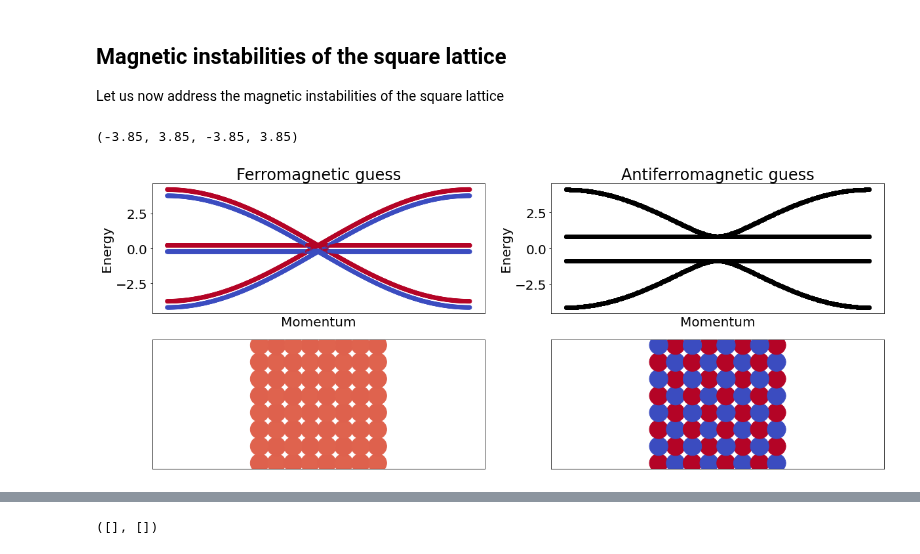
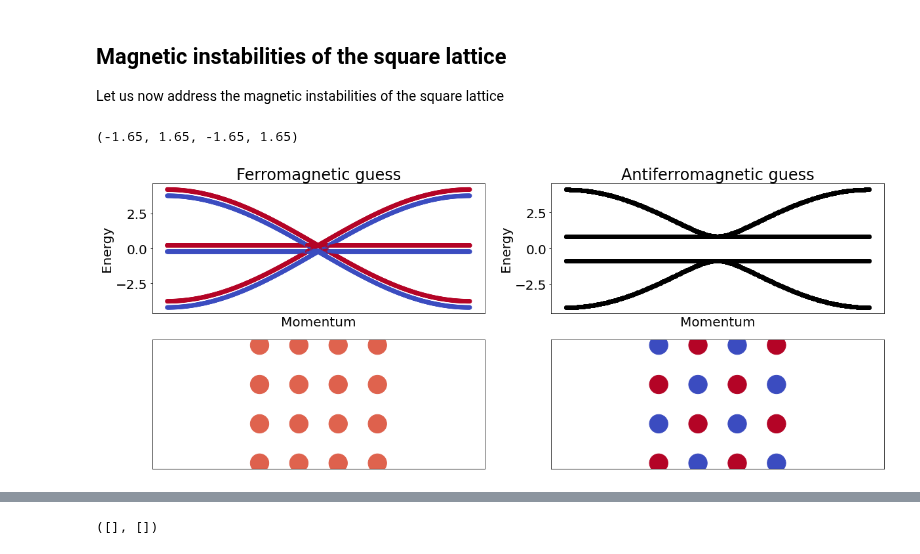
Before and after one commit to joselado/jyvaskyla_summer_school_2022, a Jupyter notebook: sessions/session3.ipynb, the cells around one changed output, grey strips where cells are left out. Cells and saved outputs as stored; diff of their text form; code cells hidden in the pictures.

```diff
--- a/sessions/session3.ipynb
+++ b/sessions/session3.ipynb
@@ -108,33 +130,34 @@ Let us now address the magnetic instabilities of the square lattice
 # %%
 g = geometry.square_lattice_bipartite() # generate a chain with two sites per unit cell
 h = g.get_hamiltonian() # generate the Hamiltonian
 
 # let us now add interactions, and compute the electronic structure
 U = 3.0 # value of the local interaction
 
 # first with a ferromagnetic guess
 plt.subplot(2,2,1)
 plt.title("Ferromagnetic guess")
+
 hfe = h.get_mean_field_hamiltonian(U=U,mf="ferro",mix=0.9) # FE guess
 (k,e,c) = hfe.get_bands(operator="sz") # compute band structure
 plt.scatter(k,e,c=c) ; plt.xlabel("Momentum") ; plt.ylabel("Energy") ; plt.xticks([]) # plot
 
-# plot magnetization
-hs = hfe.get_supercell(4) ; gs = hs.geometry ; mz = hs.extract("mz") # supercell geometry and Mz
+# plot z-component of the magnetization
+hs = hfe.get_supercell(2) ; gs = hs.geometry ; mz = hs.extract("mz") # supercell geometry and Mz
 plt.subplot(2,2,3)
 plt.scatter(gs.r[:,0],gs.r[:,1],c=mz,vmin=-.3,vmax=.3,s=800) ; plt.yticks([]) ; plt.xticks([]) ; plt.axis("equal")
 
 # and with an antiferromagnetic guess
 plt.subplot(2,2,2)
 plt.title("Antiferromagnetic guess")
 haf = h.get_mean_field_hamiltonian(U=U,mf="antiferro",mix=0.9) # AF guess
 (k,e) = haf.get_bands() # compute band structure
 plt.scatter(k,e,c="black") ; plt.xlabel("Momentum") ; plt.ylabel("Energy") ; plt.xticks([]) # plot
 
-# plot magnetization
-hs = haf.get_supercell(4) ; gs = hs.geometry ; mz = hs.extract("mz") # supercell geometry and Mz
+# plot z-component of the magnetization
+hs = haf.get_supercell(2) ; gs = hs.geometry ; mz = hs.extract("mz") # supercell geometry and Mz
 plt.subplot(2,2,4)
 plt.scatter(gs.r[:,0],gs.r[:,1],c=mz,vmin=-.3,vmax=.3,s=800) ; plt.yticks([]) ; plt.xticks([]) ; plt.axis("equal")
 # %% [output]
-(-3.85, 3.85, -3.85, 3.85)
+(-1.65, 1.65, -1.65, 1.65)
-[figure, old version]
+[figure, new version]
```
Also changed, not shown: parts of 12 cells of this notebook, 1 other file.
